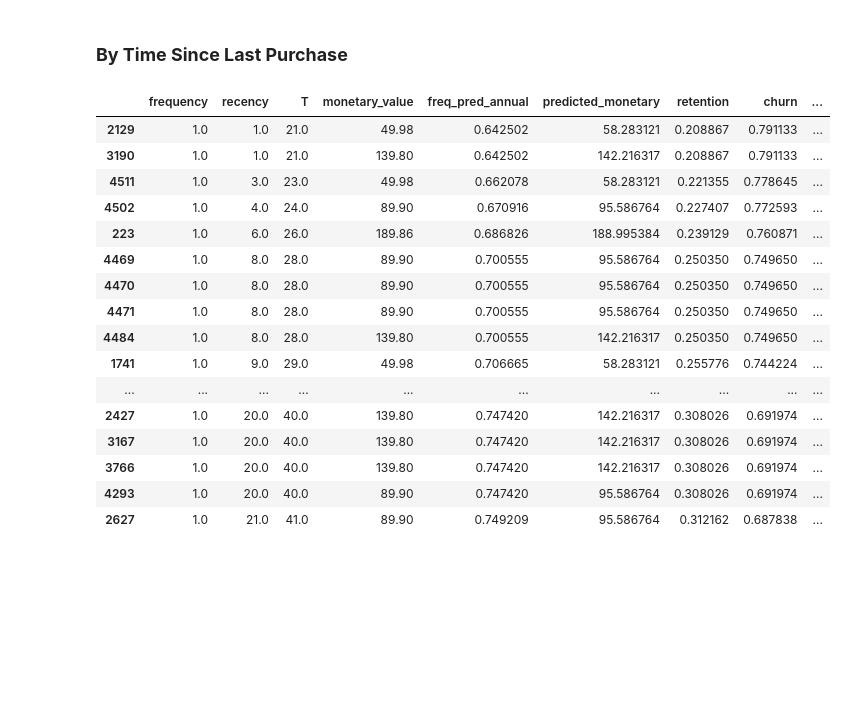
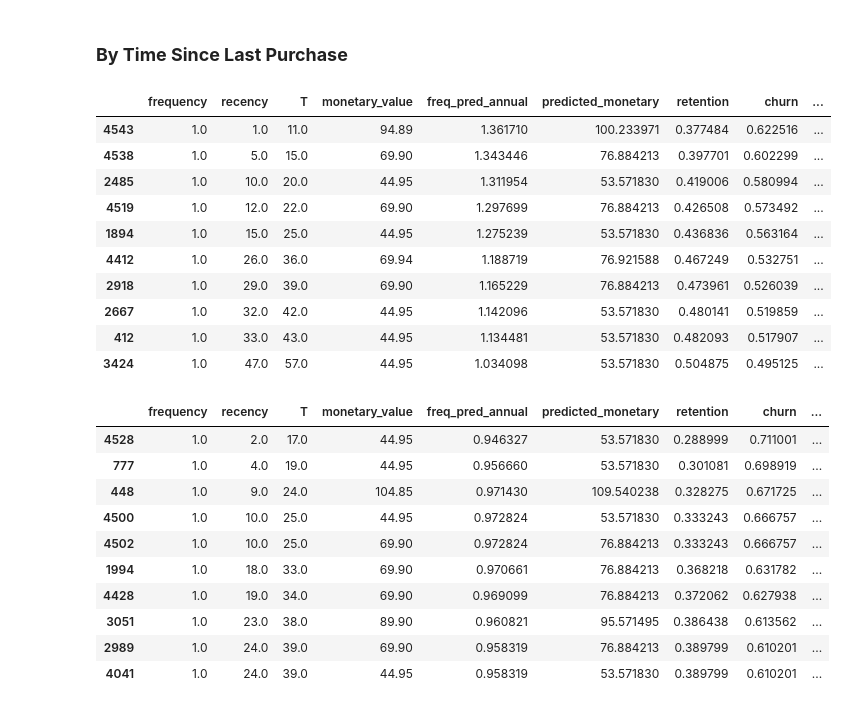
Before and after one commit to a-memme/Customer_Churn_and_CLTV, a Jupyter notebook: CLTV_and_Churn.ipynb, the cells around one changed output. Cells and saved outputs as stored; diff of their text form; code cells hidden in the pictures; blank space fills up the shorter version.

```diff
--- a/CLTV_and_Churn.ipynb
+++ b/CLTV_and_Churn.ipynb
@@ -241,7 +276,7 @@ MAE = 3.133162167589159
 # %%
 rfm['retention'] = mbgf.conditional_probability_alive(rfm['frequency'], rfm['recency'],rfm['T'])
 rfm['churn'] = 1 - mbgf.conditional_probability_alive(rfm['frequency'], rfm['recency'],rfm['T'])
-rfm['annual_cltv'] = ggf.customer_lifetime_value(bgf,
+rfm['annual_cltv'] = ggf.customer_lifetime_value(mbgf,
                                           rfm['frequency'],
                                           rfm['recency'],
                                           rfm['T'],
@@ -250,7 +285,7 @@ rfm['annual_cltv'] = ggf.customer_lifetime_value(bgf,
                                           freq='W',#T calculated in weeks for our model
                                           discount_rate = 0.01 #sample discount rate
                                           )
-rfm['qrtly_cltv'] = ggf.customer_lifetime_value(bgf,
+rfm['qrtly_cltv'] = ggf.customer_lifetime_value(mbgf,
                                           rfm['frequency'],
                                           rfm['recency'],
                                           rfm['T'],
@@ -401,6 +425,7 @@ analyze.loc[analyze['churn'] <= 0.1, ['frequency', 'recency', 'T', 'weeksfrom_la
 # %%
 #Segment customers by retention probability
 analyze['retention_segment'] = pd.qcut(analyze['retention'],4,['D','C','B','A'])
+analyze['cltv_segment'] = pd.qcut(analyze['annual_cltv'],4,['D','C','B','A'])
 
 #Sort D group by cltv highest to lowest to understand which customers best to target
 analyze[analyze['retention_segment'] == 'D'].sort_values(['annual_cltv'], ascending=False).head(10)
@@ -464,22 +490,31 @@ analyze[analyze['retention_segment'] == 'A'].sort_values(['annual_cltv'], ascend
 ### **By Time Since Last Purchase**
 # %%
 #Utilize our previous understanding of distribution (extreme drop off of avg purchases at 20 weeks from last purchase)
-analyze[analyze['weeksfrom_lastpurchase'] >= 20].sort_values(by=['weeksfrom_lastpurchase', 'churn'], ascending=[True, False]).head(20)
+analyze[analyze['weeksfrom_lastpurchase'] >= 10].sort_values(by=['weeksfrom_lastpurchase', 'churn'], ascending=[True, False]).head(10)
 # %% [output]
 |  | frequency | recency | T | monetary_value | freq_pred_annual | predicted_monetary | retention | churn | ... |
-| 2129 | 1.0 | 1.0 | 21.0 | 49.98 | 0.642502 | 58.283121 | 0.208867 | 0.791133 | ... |
-| 3190 | 1.0 | 1.0 | 21.0 | 139.80 | 0.642502 | 142.216317 | 0.208867 | 0.791133 | ... |
-| 4511 | 1.0 | 3.0 | 23.0 | 49.98 | 0.662078 | 58.283121 | 0.221355 | 0.778645 | ... |
-| 4502 | 1.0 | 4.0 | 24.0 | 89.90 | 0.670916 | 95.586764 | 0.227407 | 0.772593 | ... |
-| 223 | 1.0 | 6.0 | 26.0 | 189.86 | 0.686826 | 188.995384 | 0.239129 | 0.760871 | ... |
-| 4469 | 1.0 | 8.0 | 28.0 | 89.90 | 0.700555 | 95.586764 | 0.250350 | 0.749650 | ... |
-| 4470 | 1.0 | 8.0 | 28.0 | 89.90 | 0.700555 | 95.586764 | 0.250350 | 0.749650 | ... |
-| 4471 | 1.0 | 8.0 | 28.0 | 89.90 | 0.700555 | 95.586764 | 0.250350 | 0.749650 | ... |
-| 4484 | 1.0 | 8.0 | 28.0 | 139.80 | 0.700555 | 142.216317 | 0.250350 | 0.749650 | ... |
-| 1741 | 1.0 | 9.0 | 29.0 | 49.98 | 0.706665 | 58.283121 | 0.255776 | 0.744224 | ... |
-| ... | ... | ... | ... | ... | ... | ... | ... | ... | ... |
-| 2427 | 1.0 | 20.0 | 40.0 | 139.80 | 0.747420 | 142.216317 | 0.308026 | 0.691974 | ... |
-| 3167 | 1.0 | 20.0 | 40.0 | 139.80 | 0.747420 | 142.216317 | 0.308026 | 0.691974 | ... |
-| 3766 | 1.0 | 20.0 | 40.0 | 139.80 | 0.747420 | 142.216317 | 0.308026 | 0.691974 | ... |
-| 4293 | 1.0 | 20.0 | 40.0 | 89.90 | 0.747420 | 95.586764 | 0.308026 | 0.691974 | ... |
-| 2627 | 1.0 | 21.0 | 41.0 | 89.90 | 0.749209 | 95.586764 | 0.312162 | 0.687838 | ... |
+| 4543 | 1.0 | 1.0 | 11.0 | 94.89 | 1.361710 | 100.233971 | 0.377484 | 0.622516 | ... |
+| 4538 | 1.0 | 5.0 | 15.0 | 69.90 | 1.343446 | 76.884213 | 0.397701 | 0.602299 | ... |
+| 2485 | 1.0 | 10.0 | 20.0 | 44.95 | 1.311954 | 53.571830 | 0.419006 | 0.580994 | ... |
+| 4519 | 1.0 | 12.0 | 22.0 | 69.90 | 1.297699 | 76.884213 | 0.426508 | 0.573492 | ... |
+| 1894 | 1.0 | 15.0 | 25.0 | 44.95 | 1.275239 | 53.571830 | 0.436836 | 0.563164 | ... |
+| 4412 | 1.0 | 26.0 | 36.0 | 69.94 | 1.188719 | 76.921588 | 0.467249 | 0.532751 | ... |
+| 2918 | 1.0 | 29.0 | 39.0 | 69.90 | 1.165229 | 76.884213 | 0.473961 | 0.526039 | ... |
+| 2667 | 1.0 | 32.0 | 42.0 | 44.95 | 1.142096 | 53.571830 | 0.480141 | 0.519859 | ... |
+| 412 | 1.0 | 33.0 | 43.0 | 44.95 | 1.134481 | 53.571830 | 0.482093 | 0.517907 | ... |
+| 3424 | 1.0 | 47.0 | 57.0 | 44.95 | 1.034098 | 53.571830 | 0.504875 | 0.495125 | ... |
+# %%
+#Utilize our previous understanding of distribution (extreme drop off of avg purchases at 20 weeks from last purchase)
+analyze[analyze['weeksfrom_lastpurchase'] >= 15].sort_values(by=['weeksfrom_lastpurchase', 'churn'], ascending=[True, False]).head(10)
+# %% [output]
+|  | frequency | recency | T | monetary_value | freq_pred_annual | predicted_monetary | retention | churn | ... |
+| 4528 | 1.0 | 2.0 | 17.0 | 44.95 | 0.946327 | 53.571830 | 0.288999 | 0.711001 | ... |
+| 777 | 1.0 | 4.0 | 19.0 | 44.95 | 0.956660 | 53.571830 | 0.301081 | 0.698919 | ... |
+| 448 | 1.0 | 9.0 | 24.0 | 104.85 | 0.971430 | 109.540238 | 0.328275 | 0.671725 | ... |
+| 4500 | 1.0 | 10.0 | 25.0 | 44.95 | 0.972824 | 53.571830 | 0.333243 | 0.666757 | ... |
+| 4502 | 1.0 | 10.0 | 25.0 | 69.90 | 0.972824 | 76.884213 | 0.333243 | 0.666757 | ... |
+| 1994 | 1.0 | 18.0 | 33.0 | 69.90 | 0.970661 | 76.884213 | 0.368218 | 0.631782 | ... |
+| 4428 | 1.0 | 19.0 | 34.0 | 69.90 | 0.969099 | 76.884213 | 0.372062 | 0.627938 | ... |
+| 3051 | 1.0 | 23.0 | 38.0 | 89.90 | 0.960821 | 95.571495 | 0.386438 | 0.613562 | ... |
+| 2989 | 1.0 | 24.0 | 39.0 | 69.90 | 0.958319 | 76.884213 | 0.389799 | 0.610201 | ... |
+| 4041 | 1.0 | 24.0 | 39.0 | 44.95 | 0.958319 | 53.571830 | 0.389799 | 0.610201 | ... |
```
Also changed, not shown: parts of 26 cells of this notebook.
